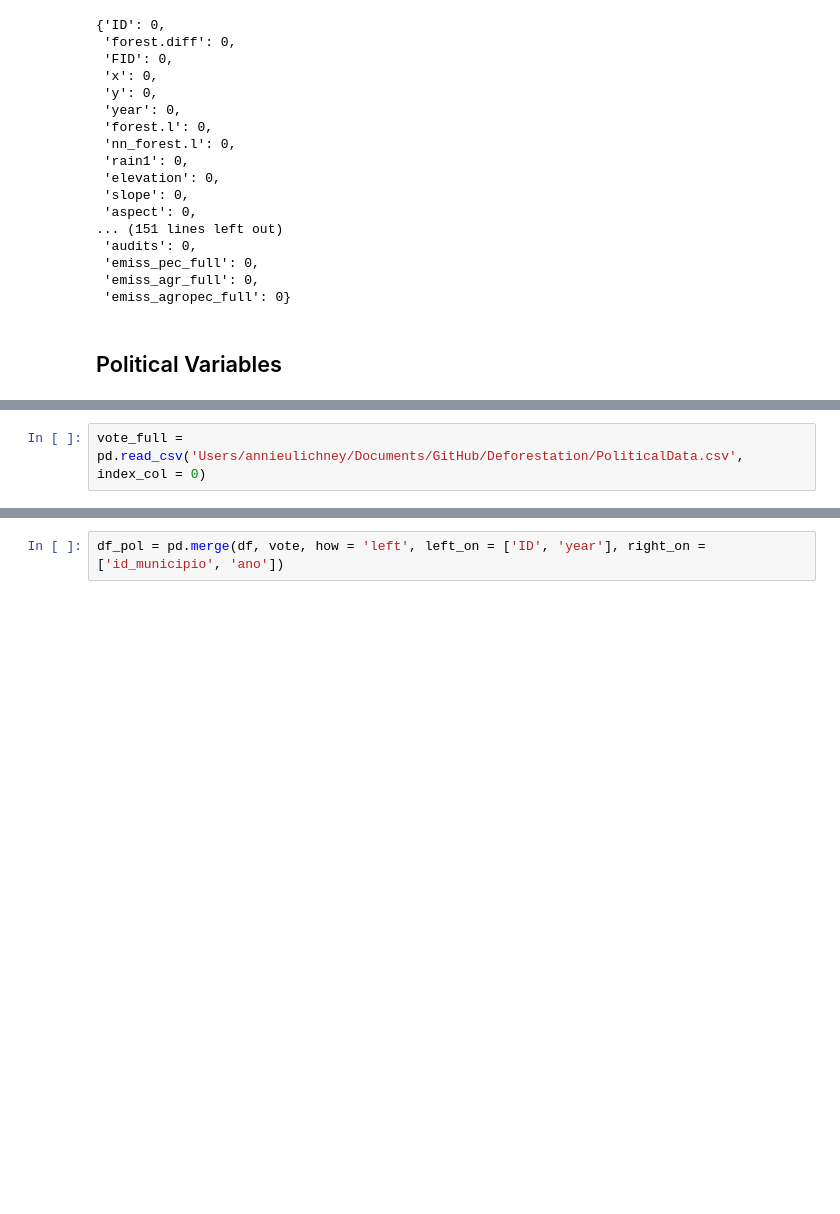
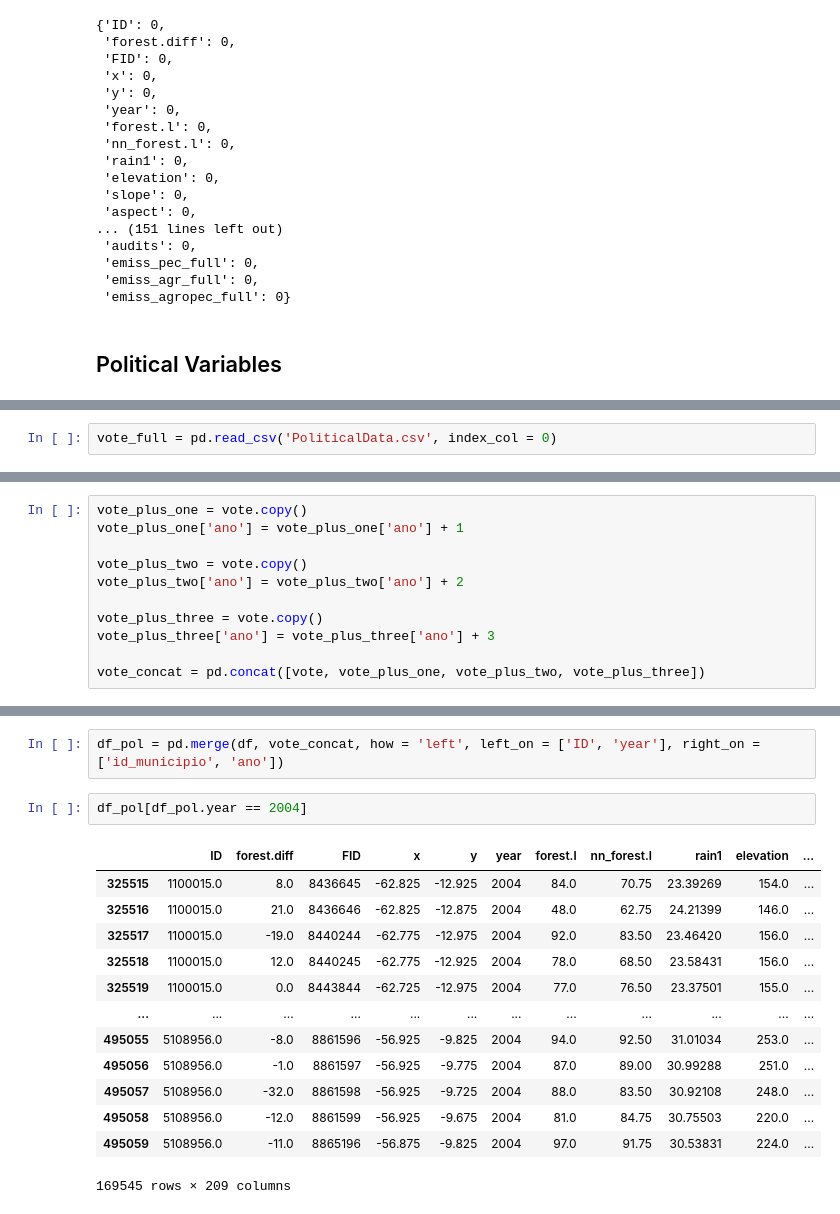
Before and after one commit to aulichney/Deforestation, a Jupyter notebook: DataMerge.ipynb, the cells around one changed output, grey strips where cells are left out. Saved outputs shown, nothing was run; the diff lists cells and outputs as text; blank space fills up the shorter version.

```diff
--- a/DataMerge.ipynb
+++ b/DataMerge.ipynb
@@ -661,2 +663,2 @@ dict(sorted((df.isna().sum()).to_dict().items(), key=lambda item: item[1]))
 # %%
-vote_full = pd.read_csv('Users/annieulichney/Documents/GitHub/Deforestation/PoliticalData.csv', index_col = 0)
+vote_full = pd.read_csv('PoliticalData.csv', index_col = 0)
@@ -707,0 +708,11 @@ df
+# %%
+vote_plus_one = vote.copy()
+vote_plus_one['ano'] = vote_plus_one['ano'] + 1
+
+vote_plus_two = vote.copy()
+vote_plus_two['ano'] = vote_plus_two['ano'] + 2
+
+vote_plus_three = vote.copy()
+vote_plus_three['ano'] = vote_plus_three['ano'] + 3
+
+vote_concat = pd.concat([vote, vote_plus_one, vote_plus_two, vote_plus_three])
@@ -708,2 +735,18 @@ df
 # %%
-df_pol = pd.merge(df, vote, how = 'left', left_on = ['ID', 'year'], right_on = ['id_municipio', 'ano'])
+df_pol = pd.merge(df, vote_concat, how = 'left', left_on = ['ID', 'year'], right_on = ['id_municipio', 'ano'])
+# %%
+df_pol[df_pol.year == 2004]
+# %% [output]
+|  | ID | forest.diff | FID | x | y | year | forest.l | nn_forest.l | rain1 | elevation | ... |
+| 325515 | 1100015.0 | 8.0 | 8436645 | -62.825 | -12.925 | 2004 | 84.0 | 70.75 | 23.39269 | 154.0 | ... |
+| 325516 | 1100015.0 | 21.0 | 8436646 | -62.825 | -12.875 | 2004 | 48.0 | 62.75 | 24.21399 | 146.0 | ... |
+| 325517 | 1100015.0 | -19.0 | 8440244 | -62.775 | -12.975 | 2004 | 92.0 | 83.50 | 23.46420 | 156.0 | ... |
+| 325518 | 1100015.0 | 12.0 | 8440245 | -62.775 | -12.925 | 2004 | 78.0 | 68.50 | 23.58431 | 156.0 | ... |
+| 325519 | 1100015.0 | 0.0 | 8443844 | -62.725 | -12.975 | 2004 | 77.0 | 76.50 | 23.37501 | 155.0 | ... |
+| ... | ... | ... | ... | ... | ... | ... | ... | ... | ... | ... | ... |
+| 495055 | 5108956.0 | -8.0 | 8861596 | -56.925 | -9.825 | 2004 | 94.0 | 92.50 | 31.01034 | 253.0 | ... |
+| 495056 | 5108956.0 | -1.0 | 8861597 | -56.925 | -9.775 | 2004 | 87.0 | 89.00 | 30.99288 | 251.0 | ... |
+| 495057 | 5108956.0 | -32.0 | 8861598 | -56.925 | -9.725 | 2004 | 88.0 | 83.50 | 30.92108 | 248.0 | ... |
+| 495058 | 5108956.0 | -12.0 | 8861599 | -56.925 | -9.675 | 2004 | 81.0 | 84.75 | 30.75503 | 220.0 | ... |
+| 495059 | 5108956.0 | -11.0 | 8865196 | -56.875 | -9.825 | 2004 | 97.0 | 91.75 | 30.53831 | 224.0 | ... |
+169545 rows × 209 columns
```
Also changed, not shown: parts of 7 cells of this notebook.
